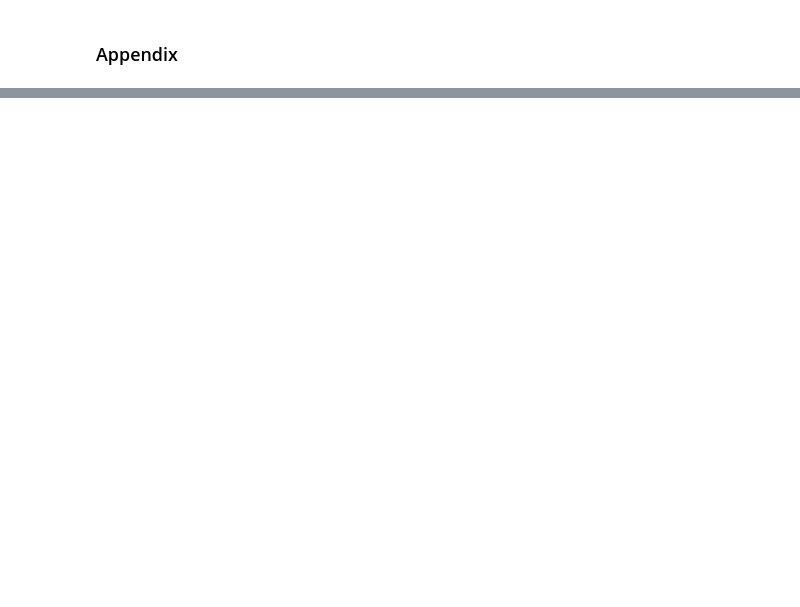
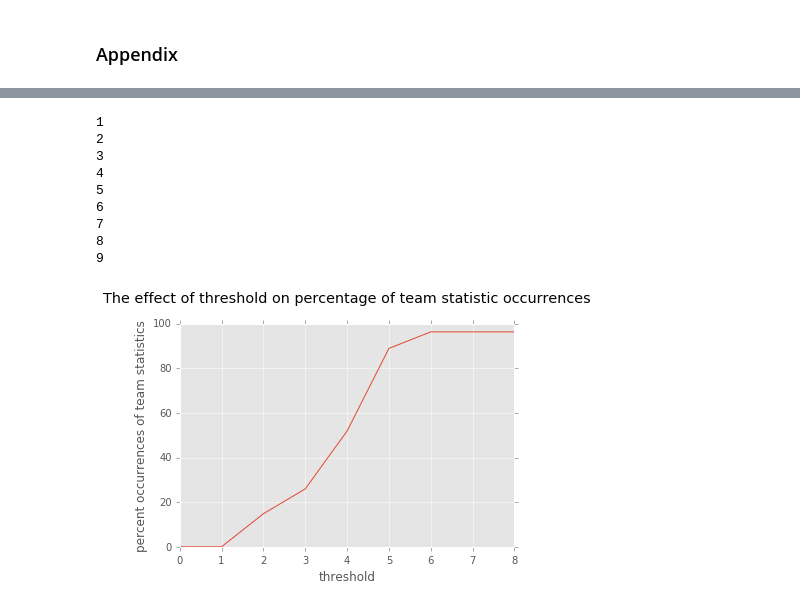
Before and after one commit to thrabchak/Udacity-Data-Analysis, a Jupyter notebook: P2 Baseball Managers/Data_Analyst_ND_Project2.ipynb, the cells around one changed output, grey strips where cells are left out. Drawn from its saved outputs; the diff is of its cells as text; code cells hidden in the pictures; blank space fills up the shorter version.

```diff
--- a/P2 Baseball Managers/Data_Analyst_ND_Project2.ipynb
+++ b/P2 Baseball Managers/Data_Analyst_ND_Project2.ipynb
@@ -822,0 +1012,26 @@ plt.show()
+# %%
+# The effect of loosening the threshold for statistical sameness
+tmp_list = []
+for i in np.arange(1,10, 1):
+    print(i)
+    occurrences_of_significantly_same_stats = \
+        count_occurrences(find_significant_sameness(manager_transitions_w_ci_df,
+                                                    threshold=i))
+    tmp_list.append(get_percent_stat_coverage(
+            occurrences_of_significantly_same_stats) * 100)
+plt.plot(tmp_list)
+plt.title("The effect of threshold on percentage of team statistic occurrences\n")
+plt.ylabel('percent occurrences of team statistics')
+plt.xlabel('threshold')
+plt.show()
+# %% [output]
+1
+2
+3
+4
+5
+6
+7
+8
+9
+[figure, added]
```
Also changed, not shown: parts of 17 cells of this notebook, 1 other file.
